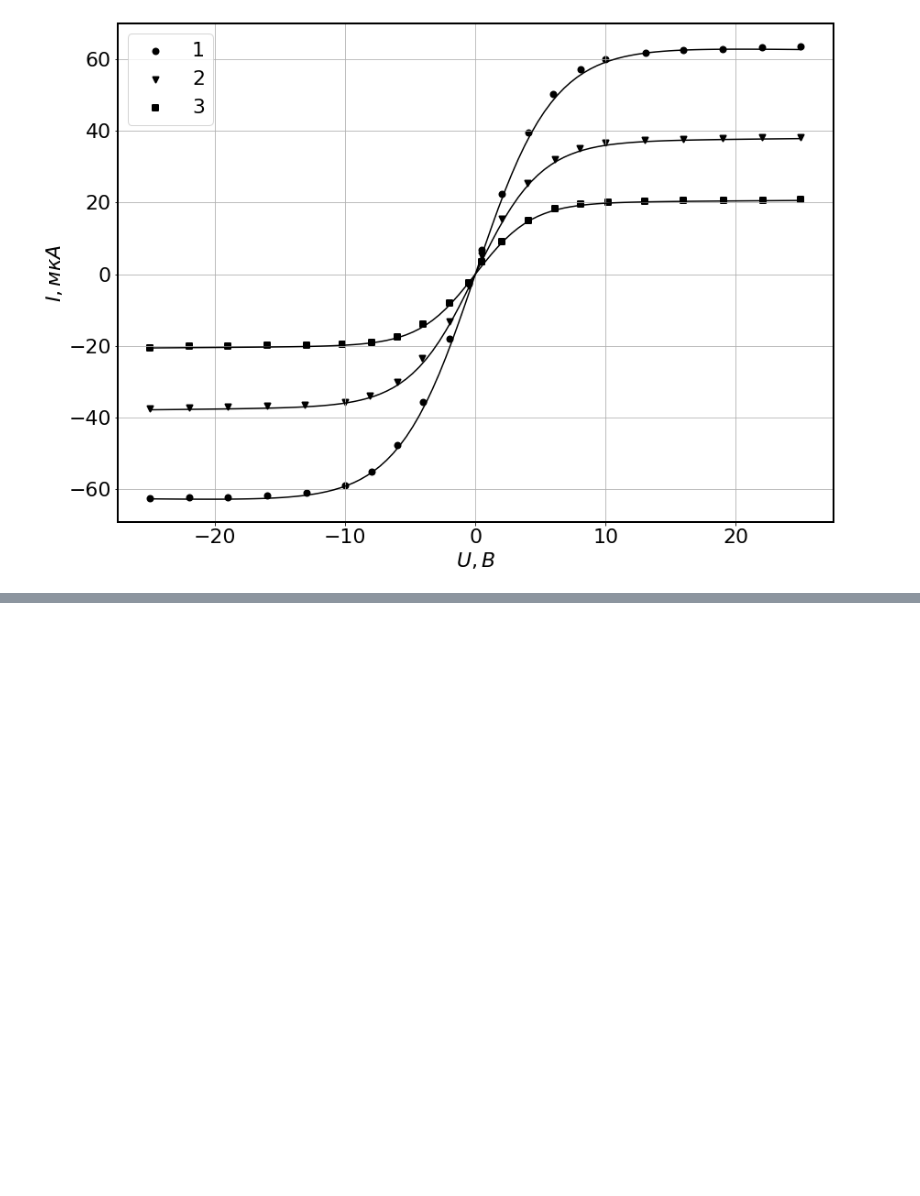
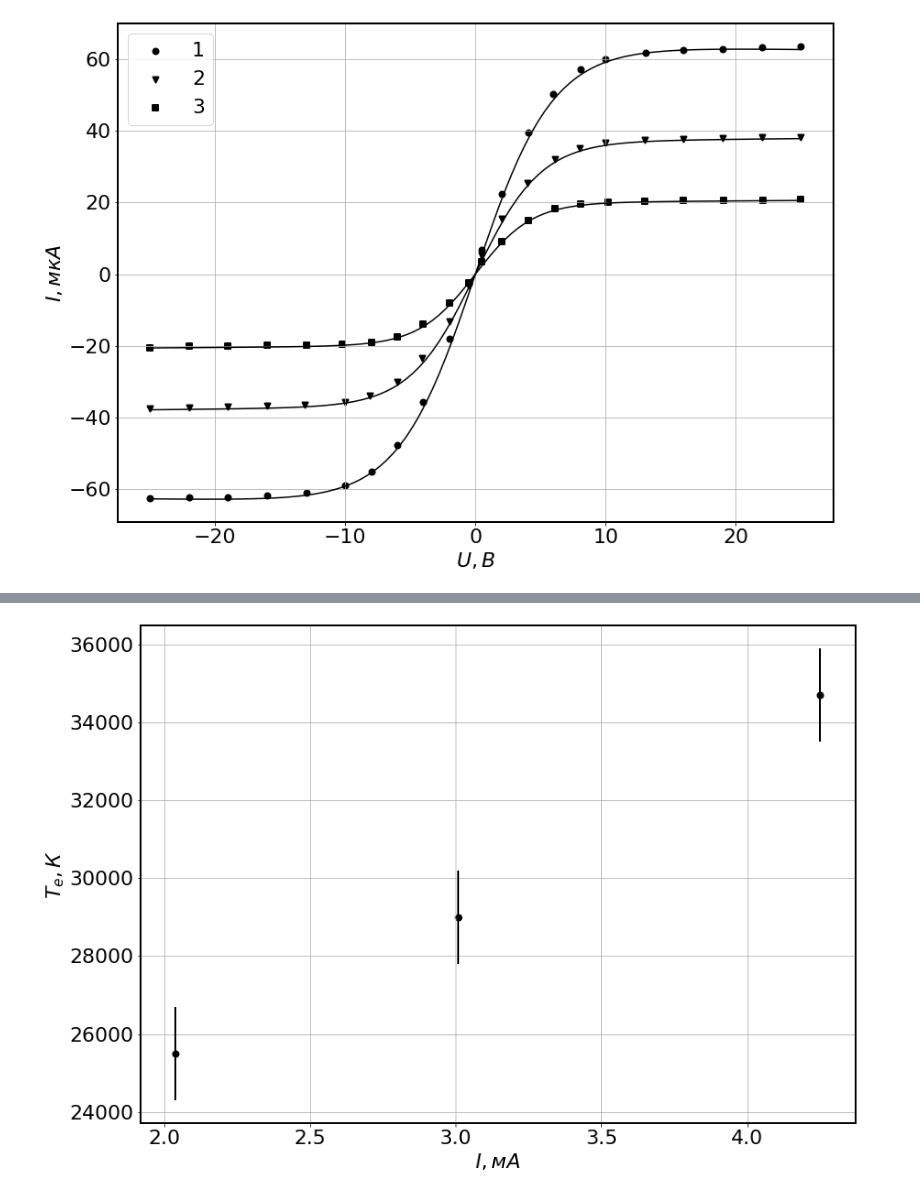
Before and after one commit to AndryDeveloper/mipt_edu, a Jupyter notebook: 3sem/labs/3.5.1/process.ipynb, the cells around one changed output, grey strips where cells are left out. Saved outputs shown, nothing was run; the diff lists cells and outputs as text; code cells hidden in the pictures; blank space fills up the shorter version.

```diff
--- a/3sem/labs/3.5.1/process.ipynb
+++ b/3sem/labs/3.5.1/process.ipynb
@@ -157,0 +158,29 @@ I, gamma, A
+# %%
+plt.rc('font', size=22)
+
+markers = ['o', 'v', '>', '<', '^', 's', 'D']
+# markers = ['1', '2', '3', '4', '+', 'x', '.']
+
+fig, ax = plt.subplots(figsize=(14, 10))
+ax.spines['bottom'].set_linewidth(2)
+ax.spines['top'].set_linewidth(2)
+ax.spines['right'].set_linewidth(2)
+ax.spines['left'].set_linewidth(2)
+ax.grid()
+
+x = [4.25, 3.01, 2.04]
+nd = np.array([34700, 29000, 25500])
+a = [8.6, 5.3, 3.0]
+
+dx = [0.01] * 3
+dnd = np.array([1200, 1200, 1200])
+da = [0.3, 0.2, 0.1]
+ax.scatter(x, nd, linewidth=2, c='black', marker='o')
+ax.errorbar(x, nd, xerr = dx, yerr = dnd, fmt='none', linewidth=2, c='black')
+
+
+ax.set_ylabel(r"$T_e, К$")
+ax.set_xlabel(r"$I, мА$")
+fig.savefig(r'images/TeI.eps', format='eps')
+# %% [output]
+[figure, added]
```
Also changed, not shown: parts of 4 cells of this notebook, 23 other files.
